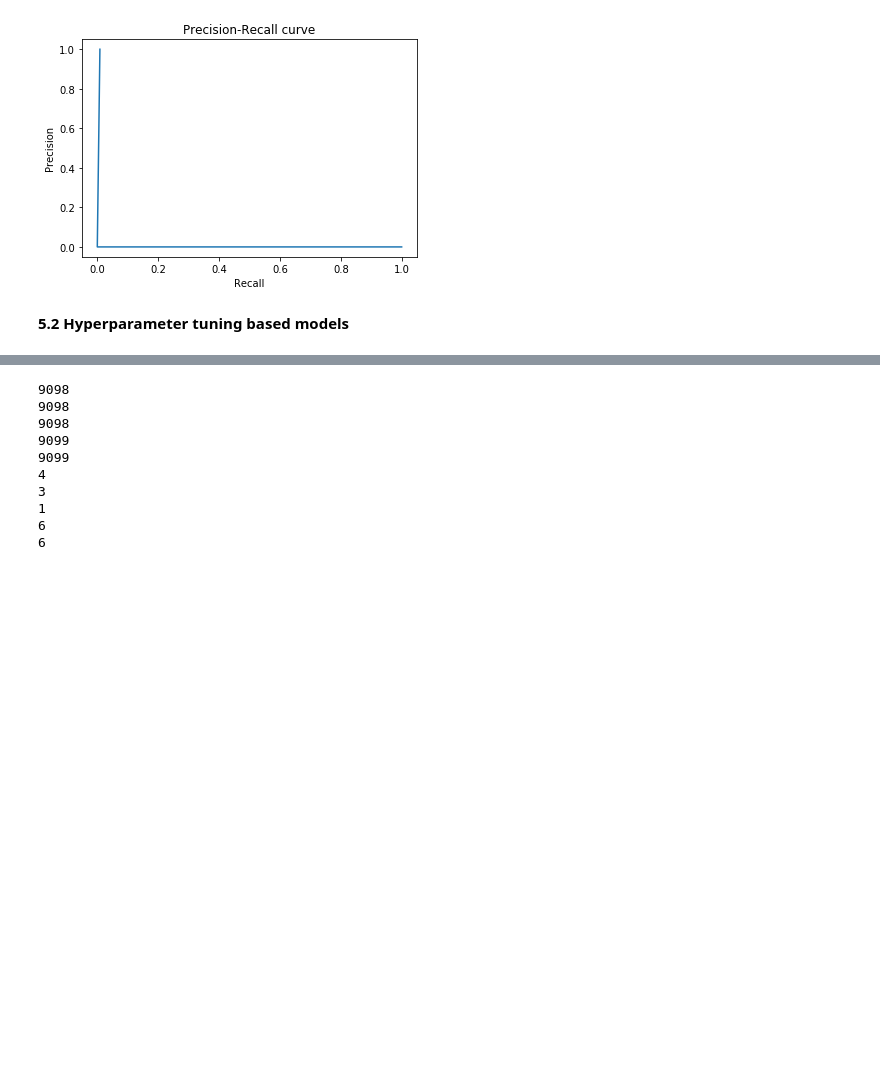
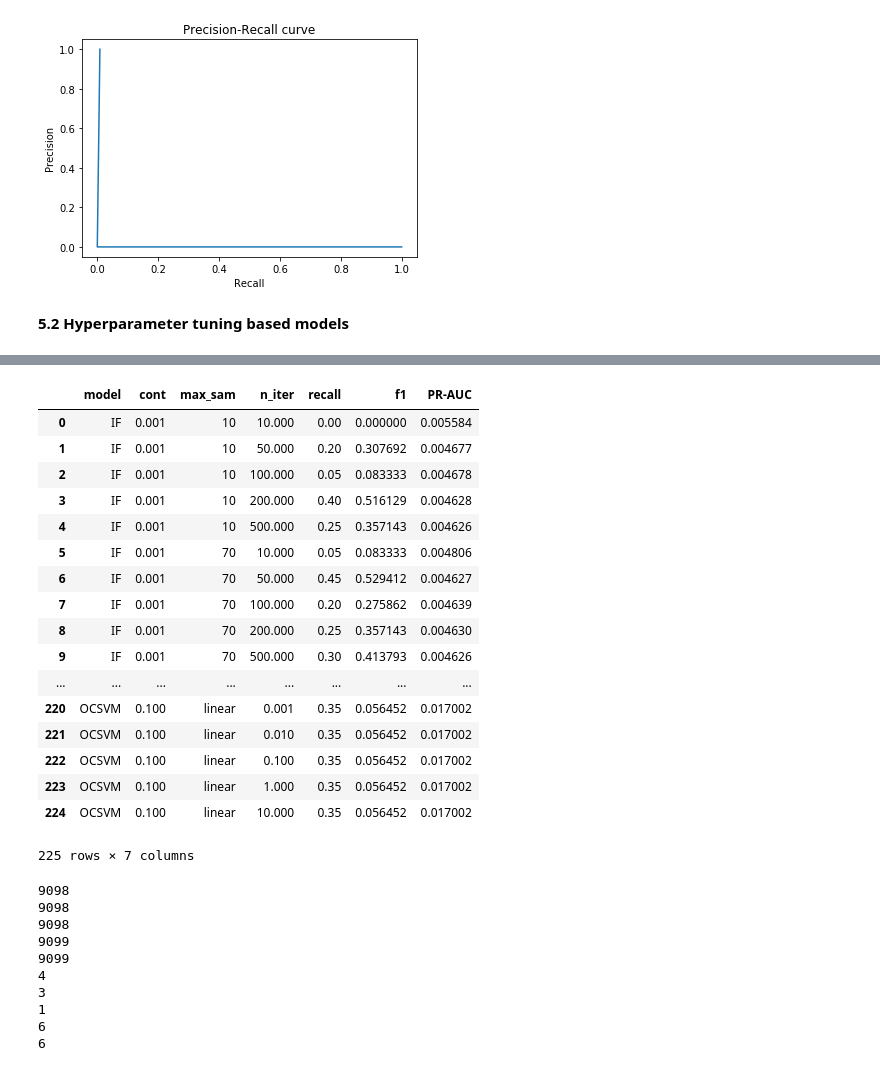
Before and after one commit to SwapnilSParkhe/Machine-Learning, a Jupyter notebook: Projects/Credit Card Fraud Detection/Credit Card Fraud Detection using Anomaly Detection .ipynb, the cells around one changed output, grey strips where cells are left out. Saved outputs shown, nothing was run; the diff lists cells and outputs as text; code cells hidden in the pictures; blank space fills up the shorter version.

Commit message:
LOF, OCSVM added

```diff
--- a/Projects/Credit Card Fraud Detection/Credit Card Fraud Detection using Anomaly Detection .ipynb
+++ b/Projects/Credit Card Fraud Detection/Credit Card Fraud Detection using Anomaly Detection .ipynb
@@ -525,7 +525,7 @@ modelname_small=["IF", "LOF", "OCSVM"]
 #Creating a dictionary of classifiers and their corresponding hyperparameters grid
 hyperparams_small={
     "IF": {"contamination": [0.001, 0.01, 0.025, 0.05, 0.1], "max_samples": list(range(10,300,60)),"n_estimators": [10, 50, 100, 200, 500]},
-    "LOF": {"contamination": [0.001, 0.01, 0.025, 0.05, 0.1],"n_neighbours": [5, 10, 20, 50, 100]},
+    "LOF": {"contamination": [0.001, 0.01, 0.025, 0.05, 0.1],"n_neighbors": [5, 10, 20, 50, 100]},
     "OCSVM": {"nu": [0.001, 0.01, 0.025, 0.05, 0.1], "kernel": ['poly', 'rbf', 'linear'], "gamma": np.power(10.0, np.arange(-3,2))}
 }
 
@@ -545,6 +545,8 @@ for modelname in modelname_small:
         for p in hyperparams_small[modelname]["contamination"]:
             for q in hyperparams_small[modelname]["max_samples"]:
                 for r in hyperparams_small[modelname]["n_estimators"]:
+
+                    #Instantiating model
                     model=IsolationForest(contamination=p, max_samples= q, n_estimators=r, random_state=seed)
                     model.fit(X_train_small)
                     y_scores=model.decision_function(X_valid_small_)
@@ -553,15 +555,44 @@ for modelname in modelname_small:
                     #The algos predicts {1,-1} for {normal, anomalous} case, whereas original y has {0,1}
                     y_pred=list(map(lambda x: 1 if(x==-1) else 0, y_pred))
 
-                    #Evaluation (using Recall, F1, )
-                    print('Recall and F1: {} and {} respectively'.format(recall_score(y_valid_small_,y_pred),f1_score(y_valid_small_,y_pred)))
-                    print("PR-AUC: {}".format(average_precision_score(y_valid_small_,y_scores)))
-                    print("\n")
+                    #Collating results
+                    results.append([modelname, p, q, r, recall_score(y_valid_small_,y_pred), f1_score(y_valid_small_,y_pred), average_precision_score(y_valid_small_,y_scores)])
+
+    elif modelname=="OCSVM":
+        for p in hyperparams_small[modelname]["nu"]:
+            for q in hyperparams_small[modelname]["kernel"]:
+                for r in hyperparams_small[modelname]["gamma"]:
+
+                    #Instantiating model
+                    model=OneClassSVM(nu=p, kernel=q, gamma=r, random_state=seed)
+                    model.fit(X_train_small)
+                    y_scores=model.decision_function(X_valid_small_)
+                    y_pred=model.predict(X_valid_small_)
+
+                    #The algos predicts {1,-1} for {normal, anomalous} case, whereas original y has {0,1}
+                    y_pred=list(map(lambda x: 1 if(x==-1) else 0, y_pred))
 
                     #Collating results
                     results.append([modelname, p, q, r, recall_score(y_valid_small_,y_pred), f1_score(y_valid_small_,y_pred), average_precision_score(y_valid_small_,y_scores)])
 
-        results_df=pd.DataFrame(results, columns=["model", "cont", "max_sam", "n_iter", "recall", "f1", "PR-AUC"])
+    else:
+        for p in hyperparams_small[modelname]["contamination"]:
+            for q in hyperparams_small[modelname]["n_neighbors"]:
+                 for r in ["N/A"]:
+                    #Instantiating model
+                    model=LocalOutlierFactor(contamination=p, n_neighbors=q, novelty=True)
+                    model.fit(X_train_small)
+                    y_scores=model.decision_function(X_valid_small_)
+                    y_pred=model.predict(X_valid_small_)
+
+                    #The algos predicts {1,-1} for {normal, anomalous} case, whereas original y has {0,1}
+                    y_pred=list(map(lambda x: 1 if(x==-1) else 0, y_pred))
+
+                    #Collating results
+                    results.append([modelname, p, q, r, recall_score(y_valid_small_,y_pred), f1_score(y_valid_small_,y_pred), average_precision_score(y_valid_small_,y_scores)])
+
+    #Collating results in a df
+    results_df=pd.DataFrame(results, columns=["model", "cont", "max_sam", "n_iter", "recall", "f1", "PR-AUC"])
 # %% [output]
 ------------ IF (and available hyperparams)--------
 
@@ -580,6 +605,27 @@ Wall time: 279 ms
 ------------ OCSVM (and available hyperparams)--------
 
 {'nu': [0.001, 0.01, 0.025, 0.05, 0.1], 'kernel': ['poly', 'rbf', 'linear'], 'gamma': array([1.e-03, 1.e-02, 1.e-01, 1.e+00, 1.e+01])}
+# %%
+results_df
+# %% [output]
+|  | model | cont | max_sam | n_iter | recall | f1 | PR-AUC |
+| 0 | IF | 0.001 | 10 | 10.000 | 0.00 | 0.000000 | 0.005584 |
+| 1 | IF | 0.001 | 10 | 50.000 | 0.20 | 0.307692 | 0.004677 |
+| 2 | IF | 0.001 | 10 | 100.000 | 0.05 | 0.083333 | 0.004678 |
+| 3 | IF | 0.001 | 10 | 200.000 | 0.40 | 0.516129 | 0.004628 |
+| 4 | IF | 0.001 | 10 | 500.000 | 0.25 | 0.357143 | 0.004626 |
+| 5 | IF | 0.001 | 70 | 10.000 | 0.05 | 0.083333 | 0.004806 |
+| 6 | IF | 0.001 | 70 | 50.000 | 0.45 | 0.529412 | 0.004627 |
+| 7 | IF | 0.001 | 70 | 100.000 | 0.20 | 0.275862 | 0.004639 |
+| 8 | IF | 0.001 | 70 | 200.000 | 0.25 | 0.357143 | 0.004630 |
+| 9 | IF | 0.001 | 70 | 500.000 | 0.30 | 0.413793 | 0.004626 |
+| ... | ... | ... | ... | ... | ... | ... | ... |
+| 220 | OCSVM | 0.100 | linear | 0.001 | 0.35 | 0.056452 | 0.017002 |
+| 221 | OCSVM | 0.100 | linear | 0.010 | 0.35 | 0.056452 | 0.017002 |
+| 222 | OCSVM | 0.100 | linear | 0.100 | 0.35 | 0.056452 | 0.017002 |
+| 223 | OCSVM | 0.100 | linear | 1.000 | 0.35 | 0.056452 | 0.017002 |
+| 224 | OCSVM | 0.100 | linear | 10.000 | 0.35 | 0.056452 | 0.017002 |
+225 rows × 7 columns
 # %%
 """Hyperparameter tuning using crossvalidation:
     1. Split inliers data into train-1 and valid-1
```
Also changed, not shown: parts of 5 cells of this notebook.
